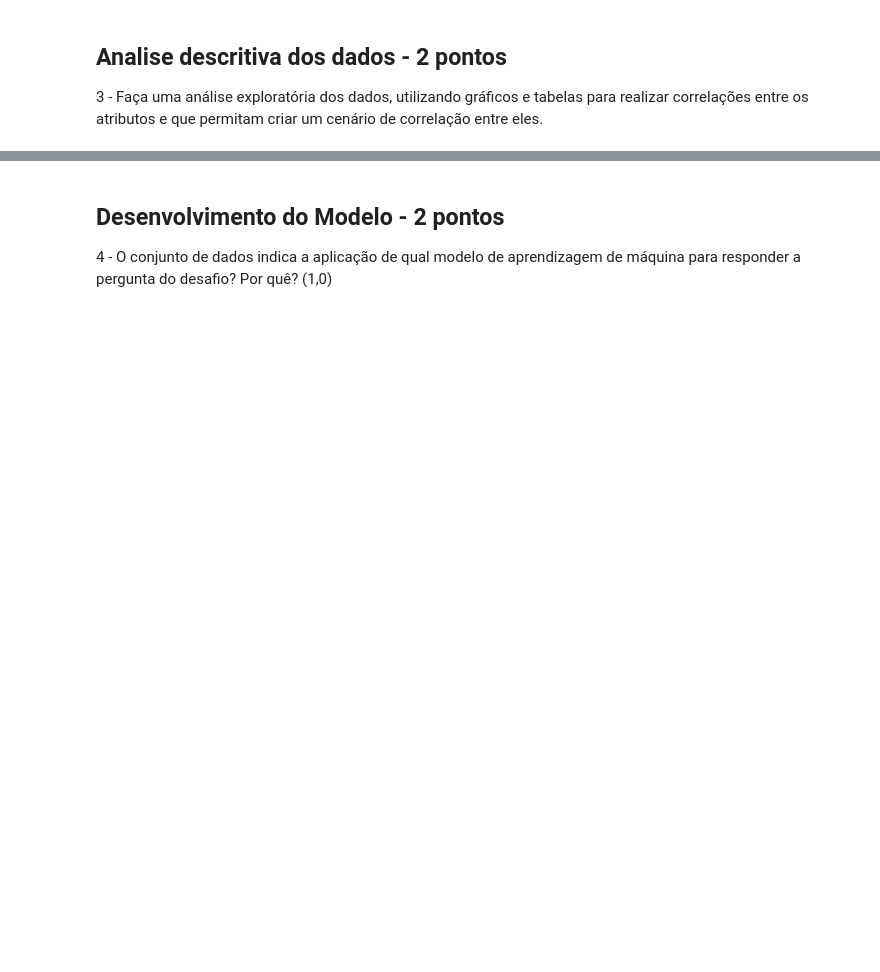
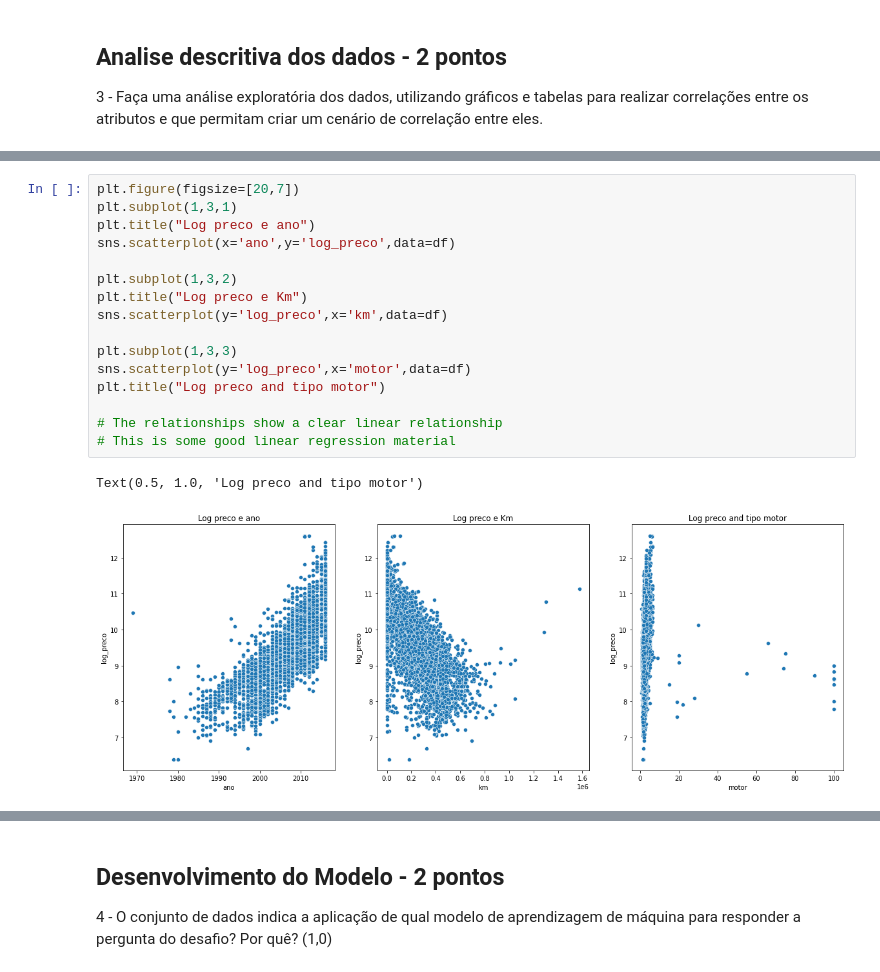
Before and after one commit to toyusan/aula-fiap-disruptive-archs, a Jupyter notebook: Checkpoint 01/Checkpoint 01 - Resposta.ipynb, the cells around one changed output, grey strips where cells are left out. Drawn from its saved outputs; the diff is of its cells as text; blank space fills up the shorter version.

```diff
--- a/Checkpoint 01/Checkpoint 01 - Resposta.ipynb
+++ b/Checkpoint 01/Checkpoint 01 - Resposta.ipynb
@@ -220,0 +235,19 @@ carros_vendidos.plot.scatter('km_por_ano', 'preco')
+# %%
+plt.figure(figsize=[20,7])
+plt.subplot(1,3,1)
+plt.title("Log preco e ano")
+sns.scatterplot(x='ano',y='log_preco',data=df)
+
+plt.subplot(1,3,2)
+plt.title("Log preco e Km")
+sns.scatterplot(y='log_preco',x='km',data=df)
+
+plt.subplot(1,3,3)
+sns.scatterplot(y='log_preco',x='motor',data=df)
+plt.title("Log preco and tipo motor")
+
+# The relationships show a clear linear relationship
+# This is some good linear regression material
+# %% [output]
+Text(0.5, 1.0, 'Log preco and tipo motor')
+[figure, added]
```
Also changed, not shown: parts of 55 cells of this notebook, 2 other files.
